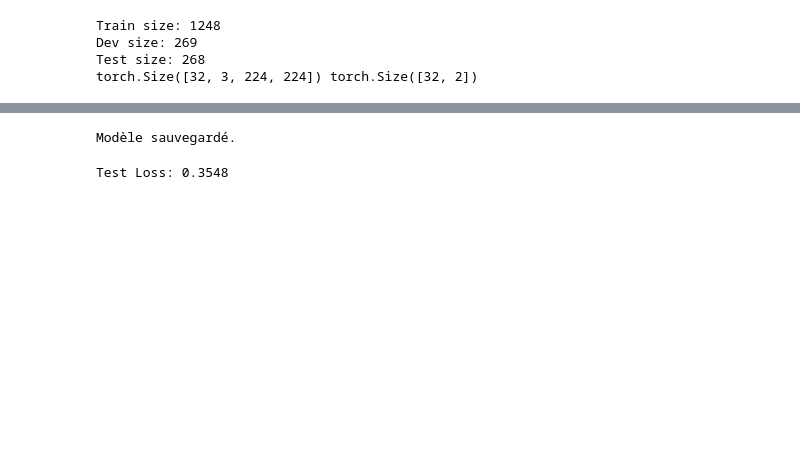
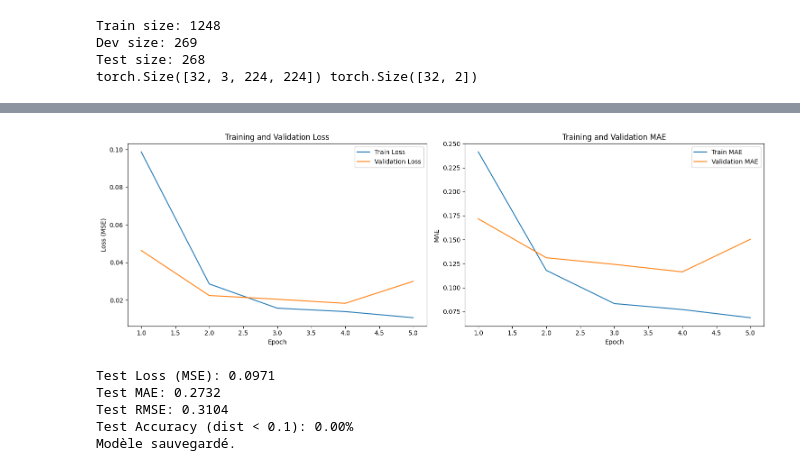
Before and after one commit to morningstaar/active_learning, a Jupyter notebook: training.ipynb, the cells around one changed output, grey strips where cells are left out. Cells and saved outputs as stored; diff of their text form; code cells hidden in the pictures; blank space fills up the shorter version.

```diff
--- a/training.ipynb
+++ b/training.ipynb
@@ -66,6 +66,14 @@ class EyeTrackingDataset(Dataset):
         # extraire les coordonnées
         self.coords = self.df[['x','y']].values.astype(np.float32)
 
+        # Calculer les maxima pour normalisation
+        self.max_x = np.max(self.coords[:, 0])
+        self.max_y = np.max(self.coords[:, 1])
+
+        # Normaliser toutes les coordonnées
+        self.coords[:, 0] /= self.max_x
+        self.coords[:, 1] /= self.max_y
+
     def __len__(self):
         return len(self.df)
 
@@ -82,12 +90,9 @@ class EyeTrackingDataset(Dataset):
         # resize
         img = cv2.resize(img, self.img_size)
 
-        # normalisation coords
-        h, w, _ = img.shape
+        # coordonnées déjà normalisées
         x, y = self.coords[idx]
-        x_norm = x / w
-        y_norm = y / h
-        label = torch.tensor([x_norm, y_norm], dtype=torch.float32)
+        label = torch.tensor([x, y], dtype=torch.float32)
 
         # transform PyTorch (ToTensor + normalisation)
         if self.transform:
@@ -197,23 +232,71 @@ Entraînement terminé.
 # %%
-# Sauvegarder le modèle
-torch.save(model.state_dict(), 'gaze_model2.pth')
-print("Modèle sauvegardé.")
+# Affichage des courbes de perte et MAE
+import matplotlib.pyplot as plt
+
+epochs = range(1, num_epochs + 1)
+
+fig, (ax1, ax2) = plt.subplots(1, 2, figsize=(15, 5))
+
+# Courbes de Loss
+ax1.plot(epochs, train_losses, label='Train Loss')
+ax1.plot(epochs, val_losses, label='Validation Loss')
+ax1.set_xlabel('Epoch')
+ax1.set_ylabel('Loss (MSE)')
+ax1.set_title('Training and Validation Loss')
+ax1.legend()
+
+# Courbes de MAE
+ax2.plot(epochs, train_maes, label='Train MAE')
+ax2.plot(epochs, val_maes, label='Validation MAE')
+ax2.set_xlabel('Epoch')
+ax2.set_ylabel('MAE')
+ax2.set_title('Training and Validation MAE')
+ax2.legend()
+
+plt.tight_layout()
+plt.show()
 # %% [output]
-Modèle sauvegardé.
+[figure, added]
 # %%
 # Évaluation sur le test set
 
 model.eval()
 test_loss = 0.0
+all_preds = []
+all_labels = []
 with torch.no_grad():
     for imgs, labels in test_loader:
         outputs = model(imgs)
         loss = criterion(outputs, labels)
         test_loss += loss.item()
+        all_preds.append(outputs.cpu())
+        all_labels.append(labels.cpu())
 
-print(f"Test Loss: {test_loss/len(test_loader):.4f}")
+all_preds = torch.cat(all_preds)
+all_labels = torch.cat(all_labels)
+
+# Calcul des métriques
+mae = torch.mean(torch.abs(all_preds - all_labels)).item()
+rmse = torch.sqrt(torch.mean((all_preds - all_labels)**2)).item()
+
+# Accuracy: pourcentage de prédictions avec distance euclidienne < 0.1
+distances = torch.sqrt(torch.sum((all_preds - all_labels)**2, dim=1))
+accuracy = (distances < 0.1).float().mean().item() * 100
+
+print(f"Test Loss (MSE): {test_loss/len(test_loader):.4f}")
+print(f"Test MAE: {mae:.4f}")
+print(f"Test RMSE: {rmse:.4f}")
+print(f"Test Accuracy (dist < 0.1): {accuracy:.2f}%")
+
+# Sauvegarder le modèle
+torch.save(model.state_dict(), 'gaze_model.pth')
+print("Modèle sauvegardé.")
 # %% [output]
-Test Loss: 0.3548
+Test Loss (MSE): 0.0971
+Test MAE: 0.2732
+Test RMSE: 0.3104
+Test Accuracy (dist < 0.1): 0.00%
+Modèle sauvegardé.
 # %%
 # Comparaison avec un modèle aléatoire (non entraîné)
 
```
Also changed, not shown: parts of 4 cells of this notebook.
